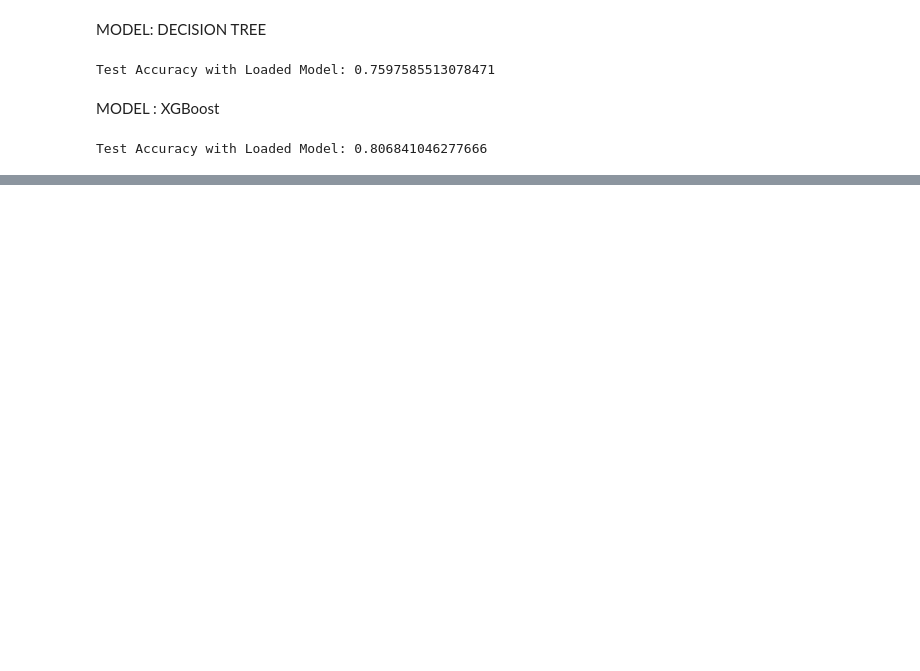
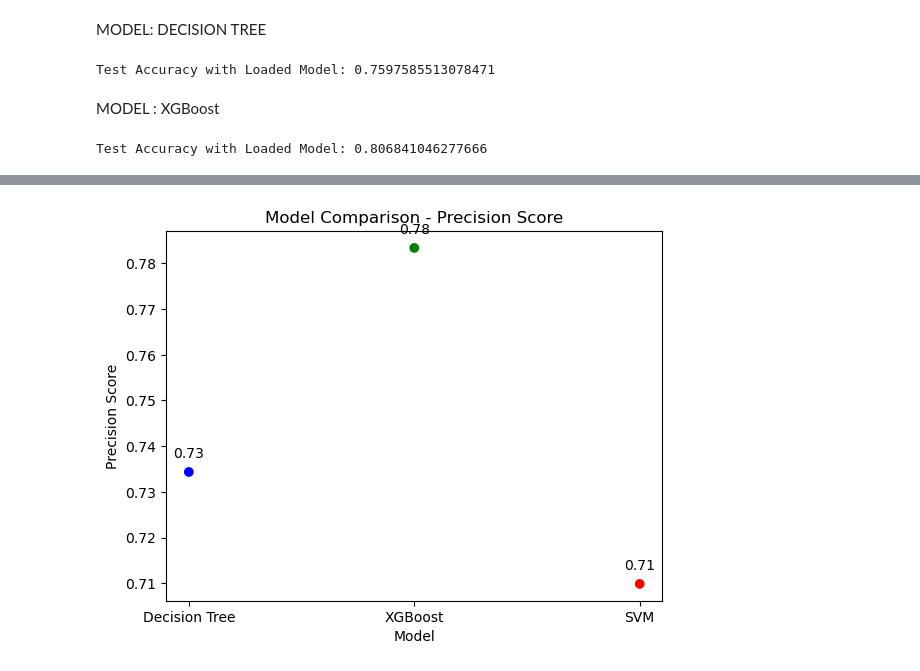
Before and after one commit to pr018gy/Air_Quality_Detection_ML, a Jupyter notebook: Modeling/ModelEvaluation.ipynb, the cells around one changed output, grey strips where cells are left out. Drawn from its saved outputs; the diff is of its cells as text; code cells hidden in the pictures; blank space fills up the shorter version.

```diff
--- a/Modeling/ModelEvaluation.ipynb
+++ b/Modeling/ModelEvaluation.ipynb
@@ -30,0 +70,35 @@ Test Accuracy with Loaded Model: 0.806841046277666
+# %%
+# Decision Tree
+y_pred_dt = dt_model.predict(x_test)# or 'micro' or 'weighted'
+precision_dt = precision_score(y_test, y_pred_dt, average='macro')
+
+# XGBoost
+y_pred_xgb = xgb_model.predict(x_test)
+precision_xgb = precision_score(y_test, y_pred_xgb, average='macro')
+
+# SVM
+y_pred_svm = svm_pipeline.predict(X_test)
+precision_svm = precision_score(y_test, y_pred_svm, average='macro')
+# %%
+import matplotlib.pyplot as plt
+
+# Assuming you have the precision scores as precision_dt, precision_xgb, and precision_svm
+model_names = ['Decision Tree', 'XGBoost', 'SVM']
+precisions = [precision_dt, precision_xgb, precision_svm]
+
+# Creating the scatter plot
+plt.scatter(model_names, precisions, color=['blue', 'green', 'red'])
+
+# Adding titles and labels
+plt.title('Model Comparison - Precision Score')
+plt.xlabel('Model')
+plt.ylabel('Precision Score')
+
+# Annotating the points with their precision scores
+for i, txt in enumerate(precisions):
+    plt.annotate(f'{txt:.2f}', (model_names[i], precisions[i]), textcoords="offset points", xytext=(0,10), ha='center')
+
+# Show the plot
+plt.show()
+# %% [output]
+[figure, added]
```
Also changed, not shown: parts of 5 cells of this notebook, 1 other file.
